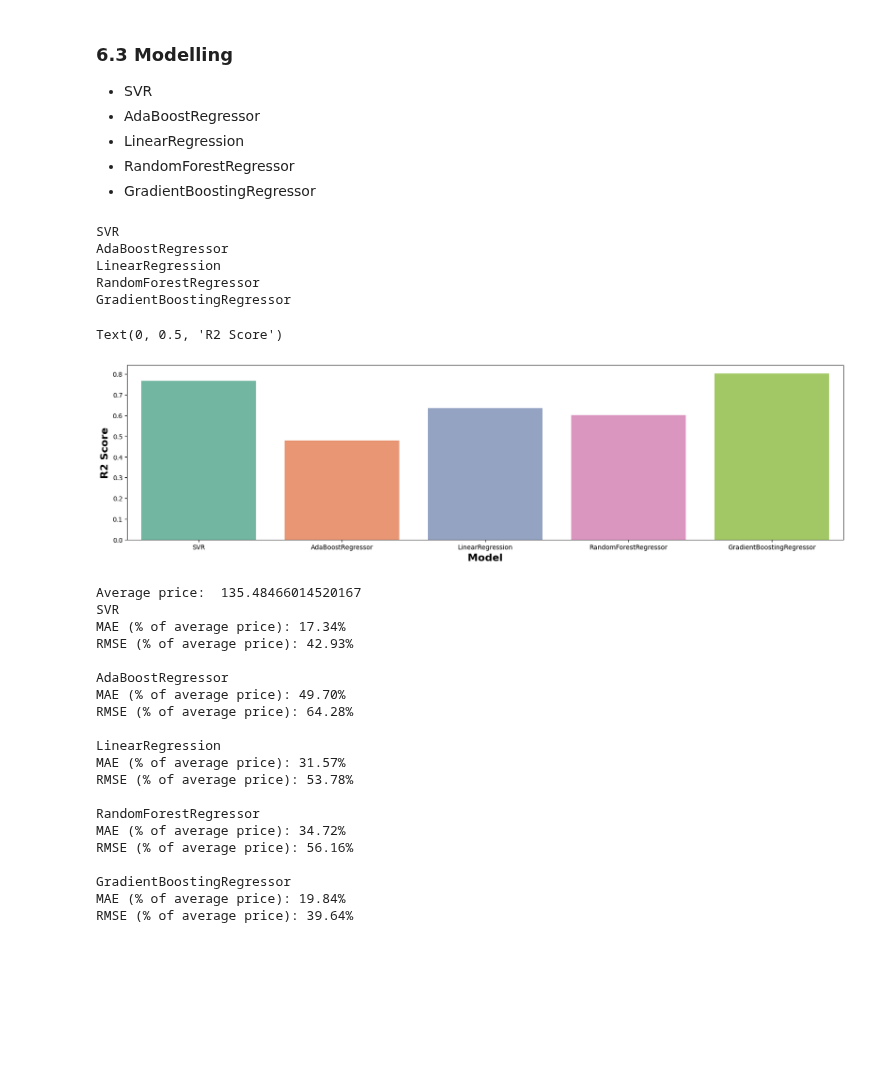
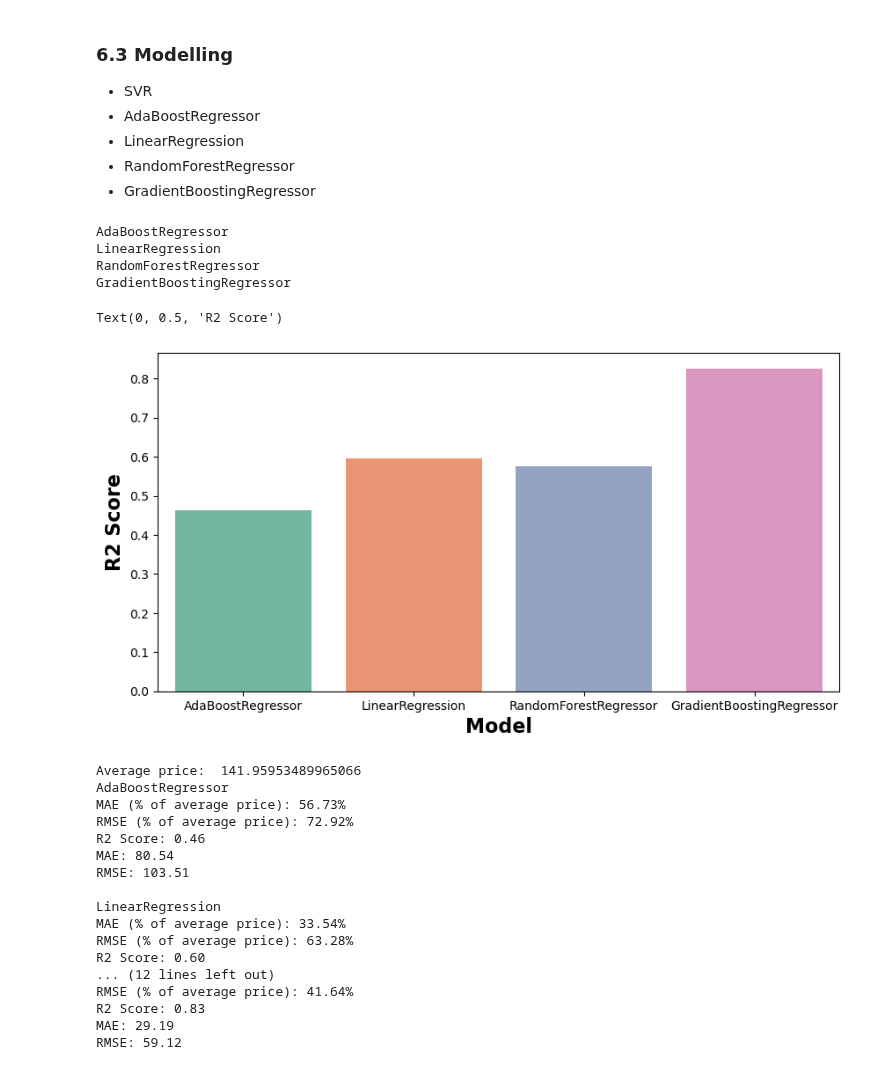
Before and after one commit to rsaSantos/DAA-Project, a Jupyter notebook: Task 1 (Group)/models/paris-airbnb.ipynb, the cells around one changed output. Drawn from its saved outputs; the diff is of its cells as text; code cells hidden in the pictures; blank space fills up the shorter version.

```diff
--- a/Task 1 (Group)/models/paris-airbnb.ipynb
+++ b/Task 1 (Group)/models/paris-airbnb.ipynb
@@ -608,10 +656,8 @@ from scipy import stats
 # How many rows are there?
 print('Number of rows before removing outliers: {}'.format(len(paris_data)))
 
-paris_data = paris_data[(np.abs(stats.zscore(paris_data)) < 3).all(axis=1)]
+paris_data = paris_data[(np.abs(stats.zscore(paris_data)) < 5).all(axis=1)]
 
 print('Number of rows after removing outliers: {}'.format(len(paris_data)))
-
-# SVR: increases r2 from 0,2 to 0,8 if outliers are removed
 # %% [output]
 Number of rows before removing outliers: 61363
@@ -627,3 +673,7 @@ sns.heatmap(paris_data.corr(), annot=True, fmt='.2f')
+# %%
+# Remove highly correlated features.
+if 'number_of_reviews_ltm' in paris_data.columns:
+    paris_data = paris_data.drop('number_of_reviews_ltm', axis=1)
 # %% [markdown]
 ## 6. Models
 # %% [markdown]
@@ -634,4 +684,4 @@ X = paris_data.drop('price', axis=1)
 Y = paris_data['price']
 
 from sklearn.model_selection import train_test_split
-X_train, X_test, Y_train, Y_test = train_test_split(X, Y, test_size=0.2, random_state=42)
+X_train, X_test, Y_train, Y_test = train_test_split(X, Y, test_size=0.1, random_state=42)
@@ -658,11 +706,6 @@ Y_train = scaler.fit_transform(Y_train.values.reshape(-1, 1)).ravel()
 from sklearn.svm import SVR
 from sklearn.linear_model import LinearRegression
 from sklearn.ensemble import AdaBoostRegressor, RandomForestRegressor, GradientBoostingRegressor
-
-print('SVR')
-svr = SVR(kernel='rbf', epsilon=0.01, C=3)
-svr.fit(X_train, Y_train)
-svr_pred = svr.predict(X_test)
 
 print('AdaBoostRegressor')
 ada = AdaBoostRegressor(n_estimators=100, learning_rate=0.1)
@@ -684,7 +727,6 @@ gbd = GradientBoostingRegressor(n_estimators=100, learning_rate=0.1, max_depth=3
 gbd.fit(X_train, Y_train)
 gbd_pred = gbd.predict(X_test)
 # %% [output]
-SVR
 AdaBoostRegressor
 LinearRegression
 RandomForestRegressor
@@ -701,17 +743,12 @@ def evaluation(y_test, y_pred):
 
 
 # Unscale the predictions
-svr_pred = scaler.inverse_transform(svr_pred.reshape(-1, 1)).ravel()
 ada_pred = scaler.inverse_transform(ada_pred.reshape(-1, 1)).ravel()
 lr_pred = scaler.inverse_transform(lr_pred.reshape(-1, 1)).ravel()
 rfg_pred = scaler.inverse_transform(rfg_pred.reshape(-1, 1)).ravel()
 gbd_pred = scaler.inverse_transform(gbd_pred.reshape(-1, 1)).ravel()
 
 results = []
-
-# SVR
-mae, mse, rmse, r_squared = evaluation(Y_test, svr_pred)
-results.append({'model': 'SVR', 'mae': mae, 'mse': mse, 'rmse': rmse, 'r_squared': r_squared})
 
 # AdaBoostRegressor
 mae, mse, rmse, r_squared = evaluation(Y_test, ada_pred)
@@ -731,15 +768,15 @@ results.append({'model': 'GradientBoostingRegressor', 'mae': mae, 'mse': mse, 'r
 # %%
 results_plot = pd.DataFrame(columns=['Model', 'MAE', 'MSE', 'RMSE', 'R2 Score'])
 for row in results:
     results_plot = results_plot.append({'Model': row['model'], 'MAE': row['mae'], 'MSE': row['mse'], 'RMSE': row['rmse'], 'R2 Score': row['r_squared']}, ignore_index=True)
 
-fig, ax = plt.subplots(figsize=(20, 5), dpi=100)
+fig, ax = plt.subplots(figsize=(10, 5), dpi=100)
 sns.barplot(x=results_plot['Model'] , y=results_plot['R2 Score'], ax=ax, palette='Set2')
 ax.set_xlabel('Model', fontdict={'color':'black', 'weight':'bold', 'size': 16})
 ax.set_ylabel('R2 Score', fontdict={'color':'black', 'weight':'bold', 'size': 16})
 # %% [output]
 Text(0, 0.5, 'R2 Score')
-[figure, old version]
+[figure, new version]
 # %%
 # Print average price
 average_price = paris_data['price'].mean()
@@ -750,27 +787,27 @@ for row in results:
     print(row['model'])
     print('MAE (% of average price): {:.2f}%'.format(row['mae'] / average_price * 100))
     print('RMSE (% of average price): {:.2f}%'.format(row['rmse'] / average_price * 100))
+    print('R2 Score: {:.2f}'.format(row['r_squared']))
+    print("MAE: {:.2f}".format(row['mae']))
+    print("RMSE: {:.2f}".format(row['rmse']))
     print()
 # %% [output]
-Average price:  135.48466014520167
-SVR
-MAE (% of average price): 17.34%
-RMSE (% of average price): 42.93%
-
+Average price:  141.95953489965066
 AdaBoostRegressor
-MAE (% of average price): 49.70%
-RMSE (% of average price): 64.28%
+MAE (% of average price): 56.73%
+RMSE (% of average price): 72.92%
+R2 Score: 0.46
+MAE: 80.54
+RMSE: 103.51
 
 LinearRegression
-MAE (% of average price): 31.57%
-RMSE (% of average price): 53.78%
-
-RandomForestRegressor
-MAE (% of average price): 34.72%
-RMSE (% of average price): 56.16%
-
-GradientBoostingRegressor
-MAE (% of average price): 19.84%
-RMSE (% of average price): 39.64%
+MAE (% of average price): 33.54%
+RMSE (% of average price): 63.28%
+R2 Score: 0.60
+... (12 lines left out)
+RMSE (% of average price): 41.64%
+R2 Score: 0.83
+MAE: 29.19
+RMSE: 59.12
 # %%
 # Plot MAE error (not really concerned about outliers)
```
Also changed, not shown: parts of 28 cells of this notebook.
